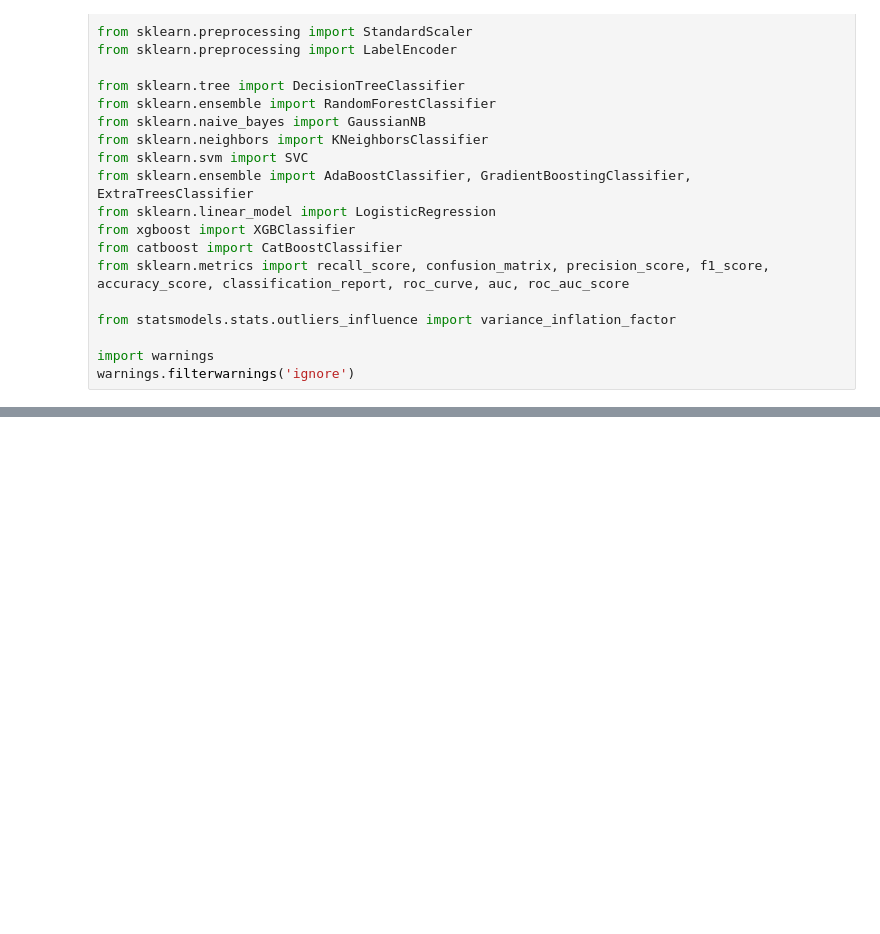
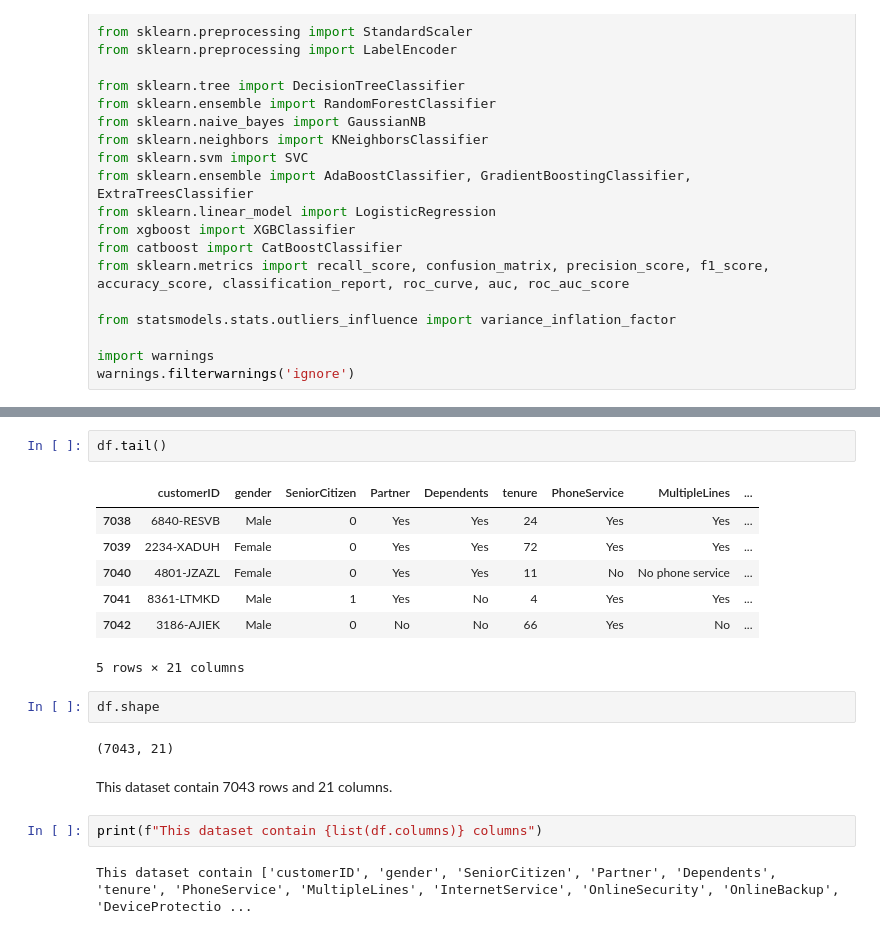
Before and after one commit to pinilDissanayaka/Telecom-Customer-Churn-prediction, a Jupyter notebook: Scripts/ Notebook.ipynb, the cells around one changed output, grey strips where cells are left out. Saved outputs shown, nothing was run; the diff lists cells and outputs as text; blank space fills up the shorter version.

```diff
--- a/Scripts/ Notebook.ipynb
+++ b/Scripts/ Notebook.ipynb
@@ -51,0 +44,20 @@ Successfully installed catboost-1.2.2
+# %%
+df.tail()
+# %% [output]
+|  | customerID | gender | SeniorCitizen | Partner | Dependents | tenure | PhoneService | MultipleLines | ... |
+| 7038 | 6840-RESVB | Male | 0 | Yes | Yes | 24 | Yes | Yes | ... |
+| 7039 | 2234-XADUH | Female | 0 | Yes | Yes | 72 | Yes | Yes | ... |
+| 7040 | 4801-JZAZL | Female | 0 | Yes | Yes | 11 | No | No phone service | ... |
+| 7041 | 8361-LTMKD | Male | 1 | Yes | No | 4 | Yes | Yes | ... |
+| 7042 | 3186-AJIEK | Male | 0 | No | No | 66 | Yes | No | ... |
+5 rows × 21 columns
+# %%
+df.shape
+# %% [output]
+(7043, 21)
+# %% [markdown]
+This dataset contain 7043 rows and 21 columns.
+# %%
+print(f"This dataset contain {list(df.columns)} columns")
+# %% [output]
+This dataset contain ['customerID', 'gender', 'SeniorCitizen', 'Partner', 'Dependents', 'tenure', 'PhoneService', 'MultipleLines', 'InternetService', 'OnlineSecurity', 'OnlineBackup', 'DeviceProtectio ...
```
Also changed, not shown: parts of 6 cells of this notebook.
